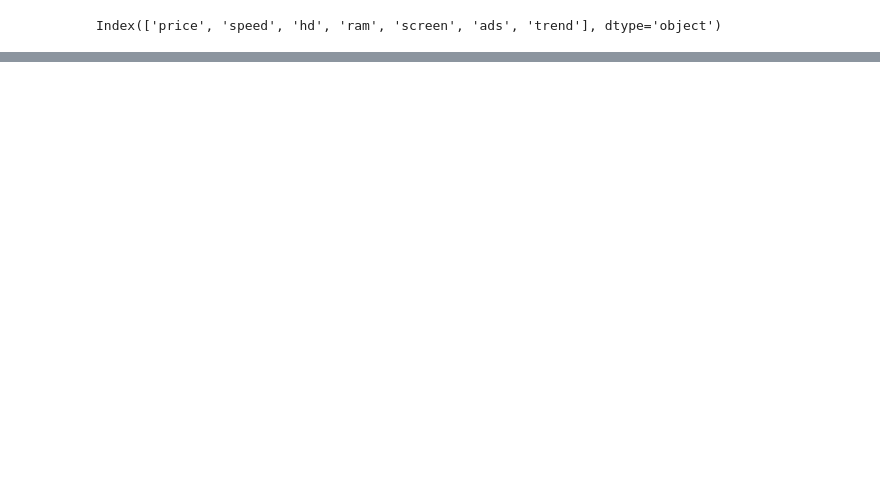
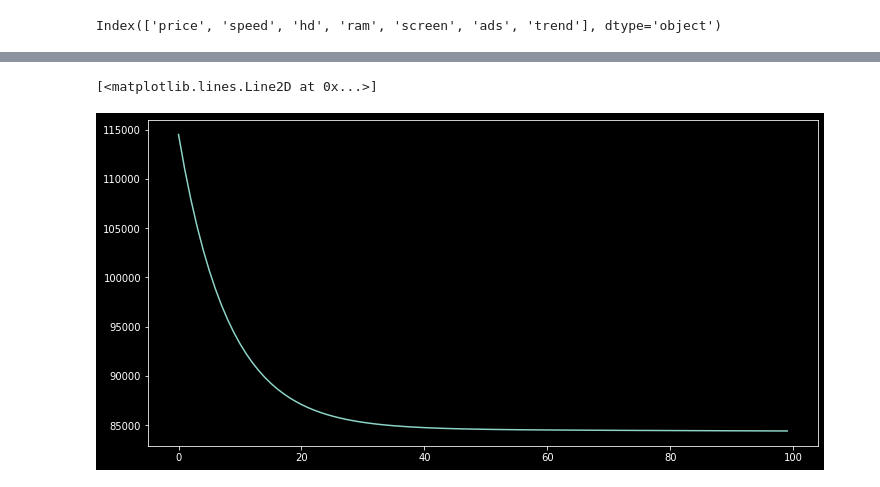
Before and after one commit to KhushiBhambri/Python-Statistics, a Jupyter notebook: Lab 4/Lab4-PY.ipynb, the cells around one changed output, grey strips where cells are left out. Saved outputs shown, nothing was run; the diff lists cells and outputs as text; code cells hidden in the pictures; blank space fills up the shorter version.

```diff
--- a/Lab 4/Lab4-PY.ipynb
+++ b/Lab 4/Lab4-PY.ipynb
@@ -176,2 +216,8 @@ predictions of Inbuilt LinearReg model:
 
 accuracy of this model is :
+# %%
+#cost function plot
+plt.plot(Ypred[2])
+# %% [output]
+[<matplotlib.lines.Line2D at 0x...>]
+[figure, added]
```
Also changed, not shown: parts of 9 cells of this notebook, 1 other file.
